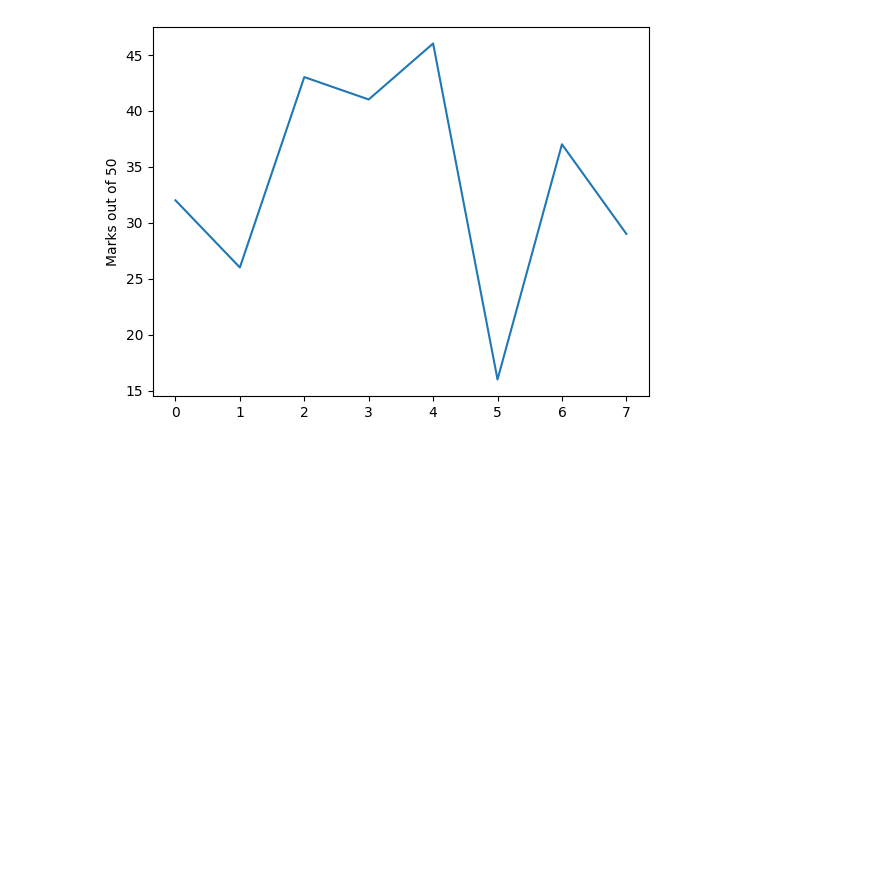
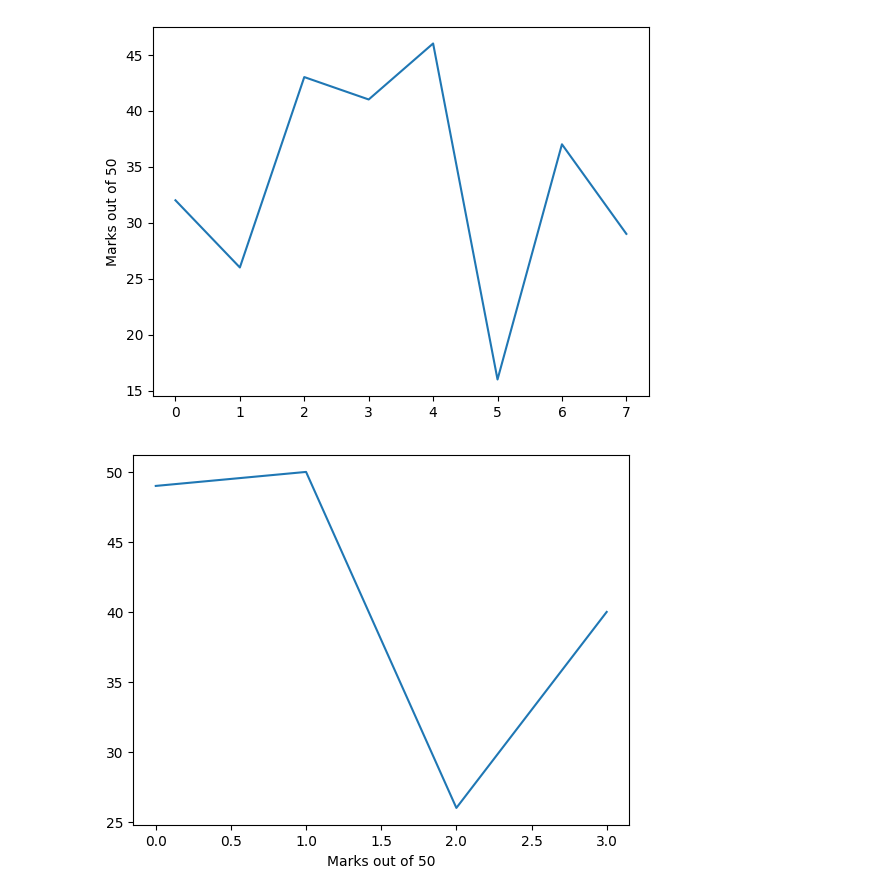
Before and after one commit to sushantkumar143/Python-Toolbox-for-Data-Science, a Jupyter notebook: Welcome_To_Colab.ipynb, the cells around one changed output. Drawn from its saved outputs; the diff is of its cells as text; code cells hidden in the pictures; blank space fills up the shorter version.

```diff
--- a/Welcome_To_Colab.ipynb
+++ b/Welcome_To_Colab.ipynb
@@ -185,3 +185,9 @@ plt.ylabel("Marks out of 50")
 plt.show()
 # %% [output]
 [figure]
+# %%
+plt.plot([49,50,26,40])
+plt.xlabel("Marks out of 50")
+plt.show()
+# %% [output]
+[figure, added]
```
Also changed, not shown: parts of 1 cell of this notebook.
